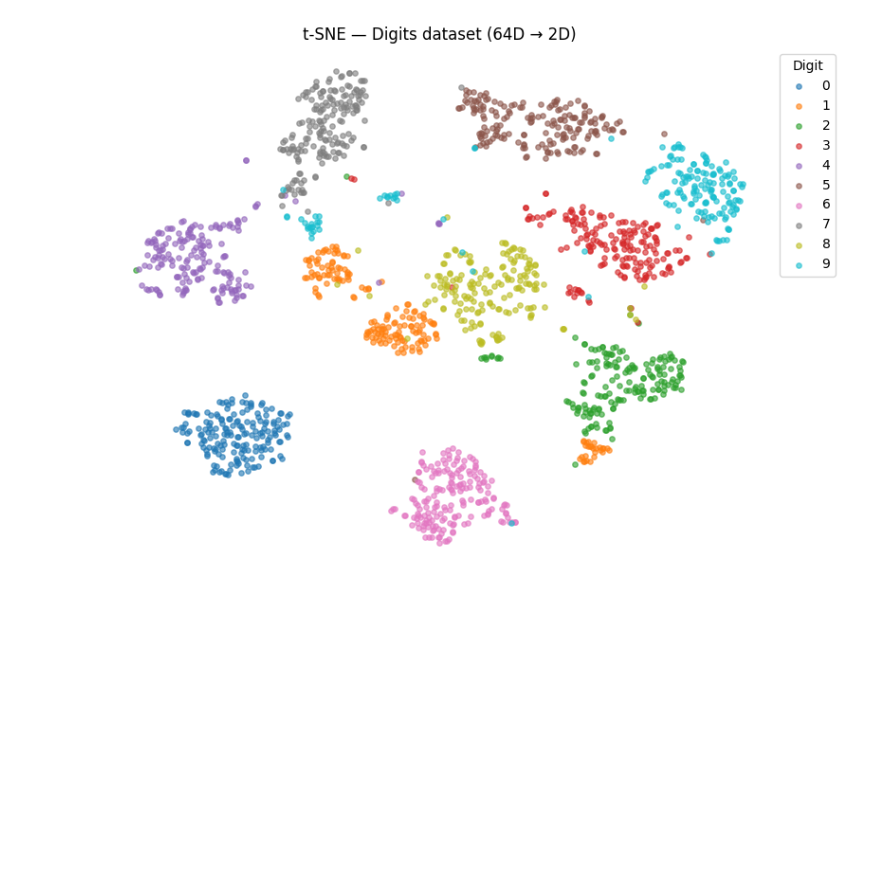
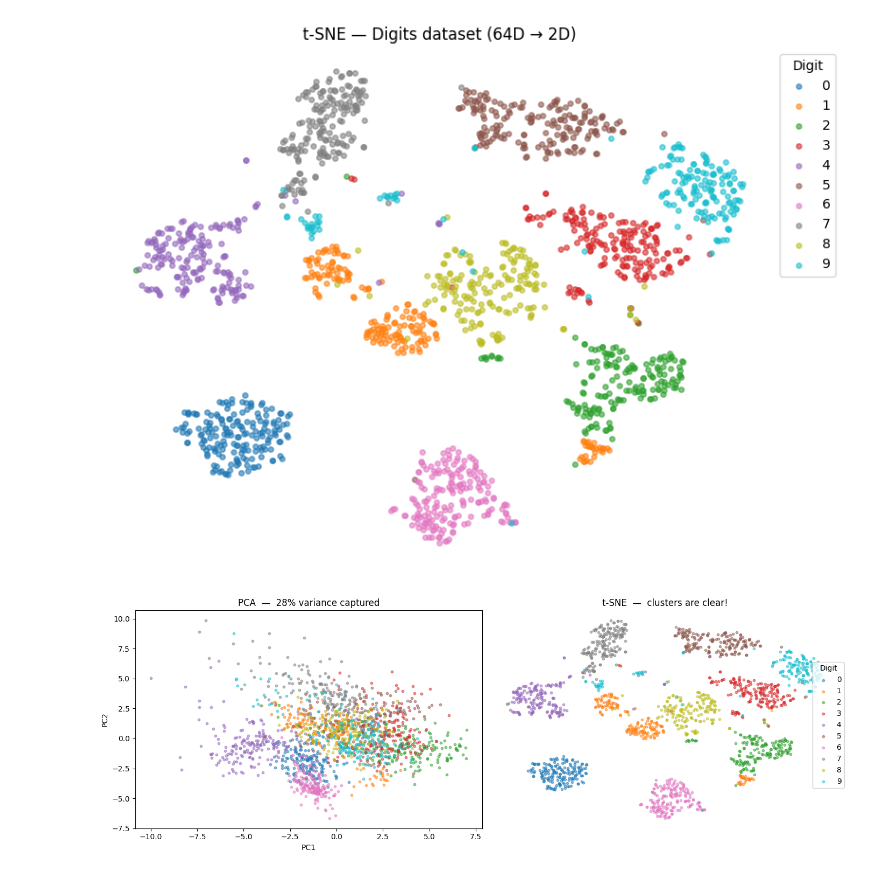
Before and after one commit to jaydeepk8/ML, a Jupyter notebook: Unsupervised Learning/dimensionality_reduction.ipynb, the cells around one changed output. Saved outputs shown, nothing was run; the diff lists cells and outputs as text; code cells hidden in the pictures; blank space fills up the shorter version.

```diff
--- a/Unsupervised Learning/dimensionality_reduction.ipynb
+++ b/Unsupervised Learning/dimensionality_reduction.ipynb
@@ -75,3 +75,27 @@ plt.tight_layout()
 plt.show()
 # %% [output]
 [figure]
+# %%
+fig, (ax1, ax2) = plt.subplots(1, 2, figsize=(14, 5))
+
+colors = plt.cm.tab10.colors
+
+for digit in range(10):
+    mask = (y == digit)
+    ax1.scatter(X_pca[mask, 0],  X_pca[mask, 1],
+                color=colors[digit], label=str(digit), alpha=0.5, s=10)
+    ax2.scatter(X_tsne[mask, 0], X_tsne[mask, 1],
+                color=colors[digit], label=str(digit), alpha=0.5, s=10)
+
+ax1.set_title('PCA  —  28% variance captured')
+ax1.set_xlabel('PC1'); ax1.set_ylabel('PC2')
+
+ax2.set_title('t-SNE  —  clusters are clear!')
+ax2.axis('off')
+
+handles, labels = ax1.get_legend_handles_labels()
+fig.legend(handles, labels, title='Digit', loc='center right')
+plt.tight_layout()
+plt.show()
+# %% [output]
+[figure, added]
```
